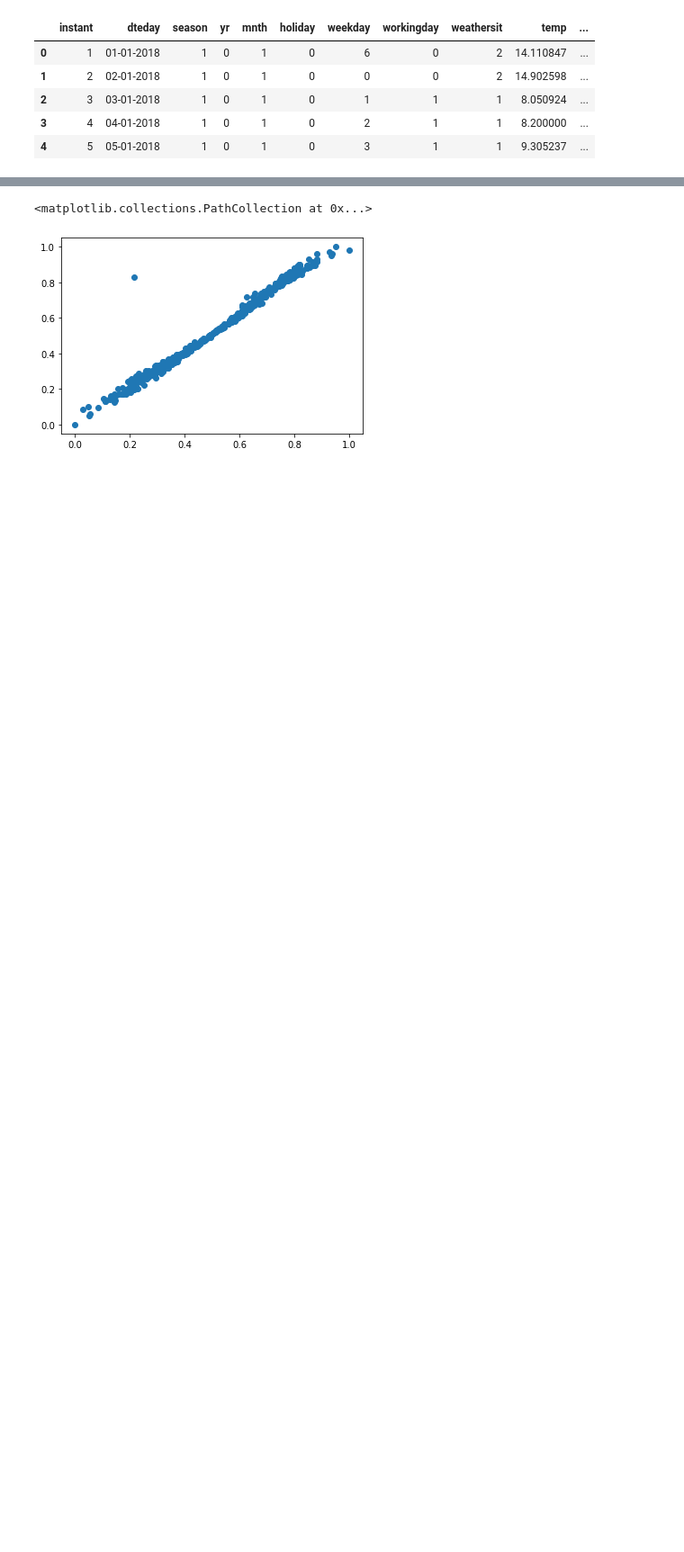
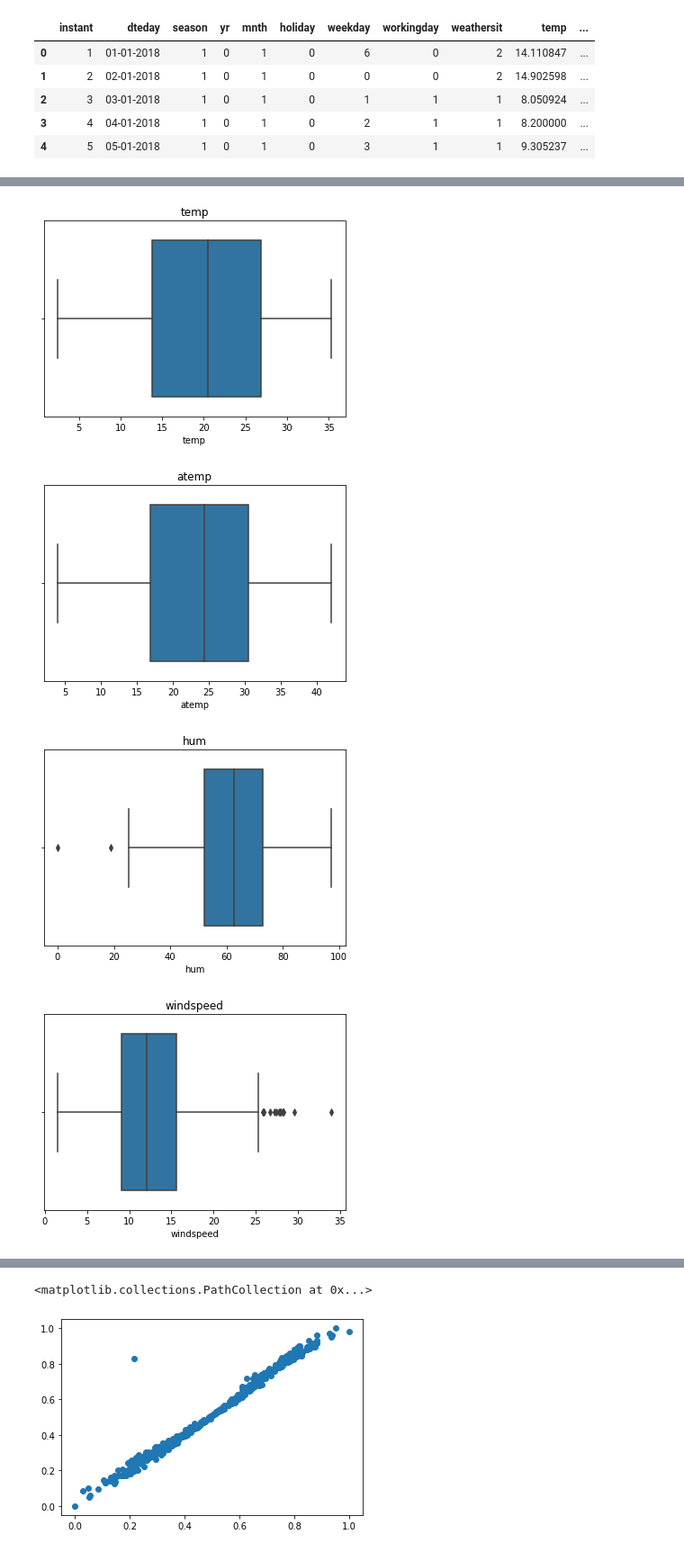
Before and after one commit to karthickchetti/Bike_Sharing, a Jupyter notebook: BikeSharing/Bike_Sharing.ipynb, the cells around one changed output, grey strips where cells are left out. Shown: that part at 90% size. Saved outputs shown, nothing was run; the diff lists cells and outputs as text; code cells hidden in the pictures; blank space fills up the shorter version.

```diff
--- a/BikeSharing/Bike_Sharing.ipynb
+++ b/BikeSharing/Bike_Sharing.ipynb
@@ -63,0 +68,12 @@ data.head()
+# %%
+#Removing outliers from training data
+#Checking box plot
+for feature in numeric_features:
+    sns.boxplot(data[feature])
+    plt.title(feature)
+    plt.show()
+# %% [output]
+[figure, added]
+[figure, added]
+[figure, added]
+[figure, added]
```
Also changed, not shown: parts of 40 cells of this notebook.
